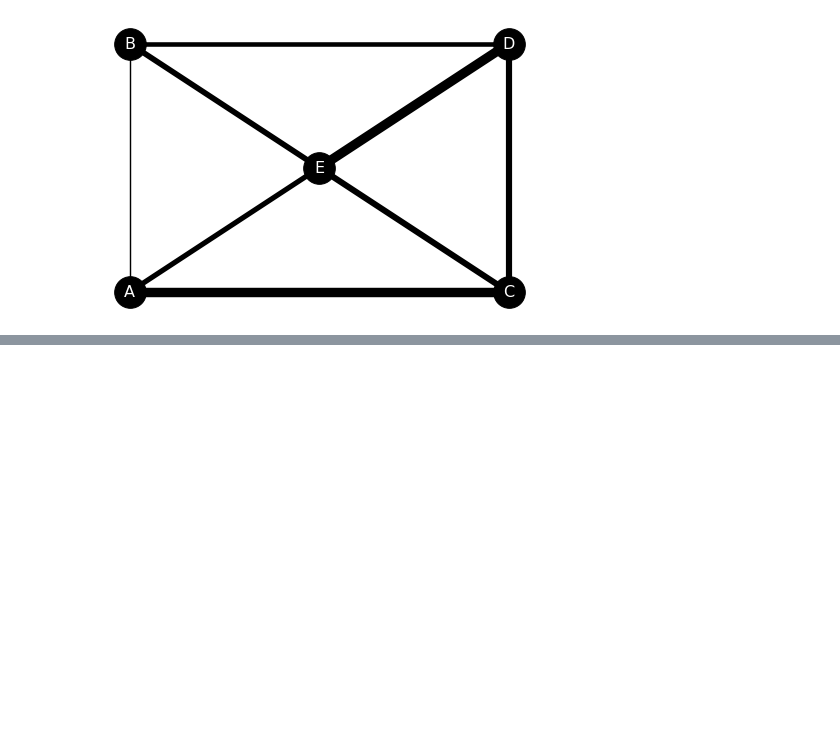
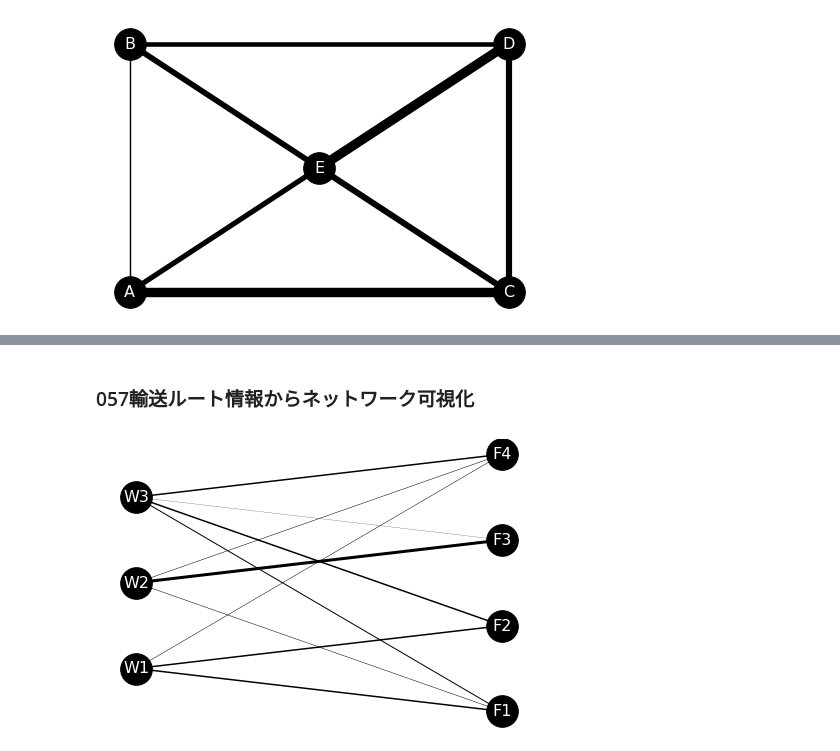
Before and after one commit to dAn-solution/knocks100, a Jupyter notebook: knock06.ipynb, the cells around one changed output, grey strips where cells are left out. Saved outputs shown, nothing was run; the diff lists cells and outputs as text; code cells hidden in the pictures; blank space fills up the shorter version.

```diff
--- a/knock06.ipynb
+++ b/knock06.ipynb
@@ -230,0 +246,53 @@ plt.show()
+# %% [markdown]
+### 057輸送ルート情報からネットワーク可視化
+# %%
+# 自力作成
+# Preparation
+import pandas as pd
+import numpy as np
+import matplotlib.pyplot as plt
+import networkx as nx
+%matplotlib inline
+
+# データ読む込み
+df_tr = pd.read_csv('sample/06ch/trans_route.csv', index_col='工場')
+
+# エッジの重み付け
+size = 0.1
+edge_weights = []
+for i in range(len(df_tr.index)):
+    for j in range(len(df_tr.columns)):
+        edge_weights.append(df_tr.iloc[i][j]*size)
+
+# グラフィックオブジェクトの作成
+G = nx.Graph()
+
+# 頂点の設定
+index = 0
+for i in range(len(df_tr.index)):
+    G.add_node(df_tr.index[i])
+for i in range(len(df_tr.columns)):
+    G.add_node(df_tr.columns[i])
+
+# 辺の設定
+for i in range(len(df_tr.index)):
+    for j in range(len(df_tr.columns)):
+        G.add_edge(df_tr.index[i], df_tr.columns[j])
+
+# 座標の設定
+pos = {}
+pos['W1'] = (0, 2)
+pos['W2'] = (0, 4)
+pos['W3'] = (0, 6)
+pos['F1'] = (1, 1)
+pos['F2'] = (1, 3)
+pos['F3'] = (1, 5)
+pos['F4'] = (1, 7)
+
+# 描画
+nx.draw(G, pos, with_labels=True, font_size=16, node_size=1000, node_color='k', font_color='w', width=edge_weights)
+
+# 表示
+plt.show()
+# %% [output]
+[figure, added]
```
Also changed, not shown: parts of 4 cells of this notebook.
